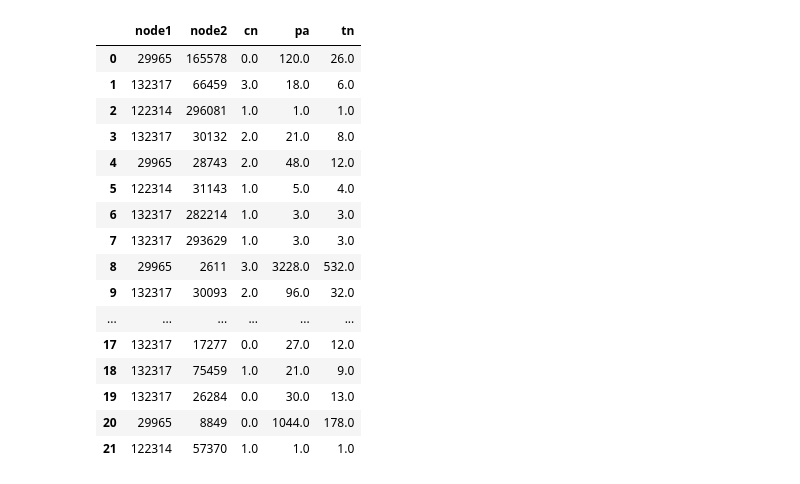
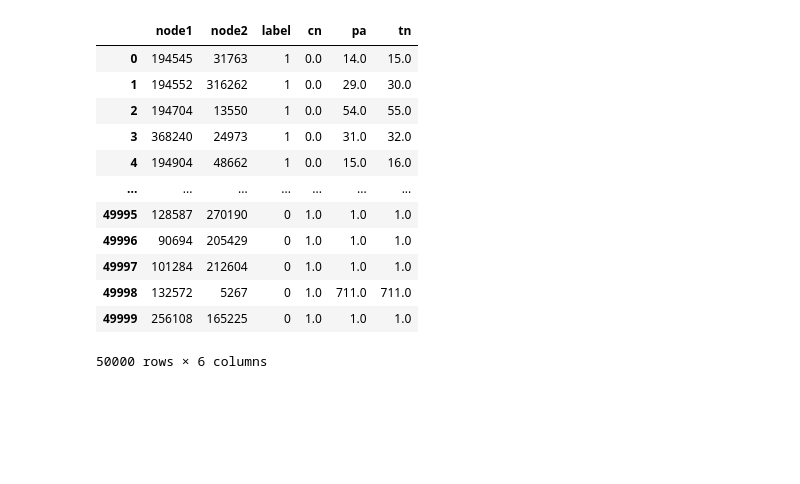
Before and after one commit to vaishnavdilip/Thesis, a Jupyter notebook: notebook/link_prediction.ipynb, the cells around one changed output. Cells and saved outputs as stored; diff of their text form; code cells hidden in the pictures; blank space fills up the shorter version.

```diff
--- a/notebook/link_prediction.ipynb
+++ b/notebook/link_prediction.ipynb
@@ -74,0 +130,6 @@ X_val, X_test, y_val, y_test = train_test_split(X_rem, y_rem, test_size=0.5, ran
+# %%
+# Down sample negative examples
+train_missing_links = train_missing_links.sample(
+    n=len(train_existing_links))
+# %%
+training_data = pd.concat([train_existing_links, train_missing_links], ignore_index=True)
@@ -75,5 +152,9 @@ X_val, X_test, y_val, y_test = train_test_split(X_rem, y_rem, test_size=0.5, ran
 # %%
+#TODO: make a batched version
+
+
 def apply_graphy_features(data, rel_type):
+
     query = """
     UNWIND $pairs AS pair
     MATCH (p1) WHERE p1.id = pair.node1
@@ -87,8 +168,11 @@ def apply_graphy_features(data, rel_type):
            gds.alpha.linkprediction.totalNeighbors(
                p1, p2, {relationshipQuery: $relType}) AS tn
     """
-    pairs = [{"node1": node1, "node2": node2}  for node1,node2 in data[["node1", "node2"]].values.tolist()]
+
+    pairs = [{"node1": data.node1, "node2": data.node2} for _, data in data.iterrows()]
+
     params = {"pairs": pairs, "relType": rel_type}
 
     features = graph.query_run_df(query, params)
-    return pd.merge(data, features, on = ["node1", "node2"])
+
+    return pd.merge(data, features, on = ['node1', 'node2'])
@@ -97,20 +179,20 @@ a = apply_graphy_features(X_train, 'SUPPLIES')
+# %%
+training = apply_graphy_features(training_data, 'SUPPLIES_TRAIN')
+# %%
+training
+# %% [output]
+|  | node1 | node2 | label | cn | pa | tn |
+| 0 | 194545 | 31763 | 1 | 0.0 | 14.0 | 15.0 |
+| 1 | 194552 | 316262 | 1 | 0.0 | 29.0 | 30.0 |
+| 2 | 194704 | 13550 | 1 | 0.0 | 54.0 | 55.0 |
+| 3 | 368240 | 24973 | 1 | 0.0 | 31.0 | 32.0 |
+| 4 | 194904 | 48662 | 1 | 0.0 | 15.0 | 16.0 |
+| ... | ... | ... | ... | ... | ... | ... |
+| 49995 | 128587 | 270190 | 0 | 1.0 | 1.0 | 1.0 |
+| 49996 | 90694 | 205429 | 0 | 1.0 | 1.0 | 1.0 |
+| 49997 | 101284 | 212604 | 0 | 1.0 | 1.0 | 1.0 |
+| 49998 | 132572 | 5267 | 0 | 1.0 | 711.0 | 711.0 |
+| 49999 | 256108 | 165225 | 0 | 1.0 | 1.0 | 1.0 |
+50000 rows × 6 columns
 # %%
-a.to_csv('train.csv', index=False)
+training.to_csv('train1.csv', index=False)
-# %% [output]
-|  | node1 | node2 | cn | pa | tn |
-| 0 | 29965 | 165578 | 0.0 | 120.0 | 26.0 |
-| 1 | 132317 | 66459 | 3.0 | 18.0 | 6.0 |
-| 2 | 122314 | 296081 | 1.0 | 1.0 | 1.0 |
-| 3 | 132317 | 30132 | 2.0 | 21.0 | 8.0 |
-| 4 | 29965 | 28743 | 2.0 | 48.0 | 12.0 |
-| 5 | 122314 | 31143 | 1.0 | 5.0 | 4.0 |
-| 6 | 132317 | 282214 | 1.0 | 3.0 | 3.0 |
-| 7 | 132317 | 293629 | 1.0 | 3.0 | 3.0 |
-| 8 | 29965 | 2611 | 3.0 | 3228.0 | 532.0 |
-| 9 | 132317 | 30093 | 2.0 | 96.0 | 32.0 |
-| ... | ... | ... | ... | ... | ... |
-| 17 | 132317 | 17277 | 0.0 | 27.0 | 12.0 |
-| 18 | 132317 | 75459 | 1.0 | 21.0 | 9.0 |
-| 19 | 132317 | 26284 | 0.0 | 30.0 | 13.0 |
-| 20 | 29965 | 8849 | 0.0 | 1044.0 | 178.0 |
-| 21 | 122314 | 57370 | 1.0 | 1.0 | 1.0 |
```
Also changed, not shown: parts of 48 cells of this notebook, 3 other files.
